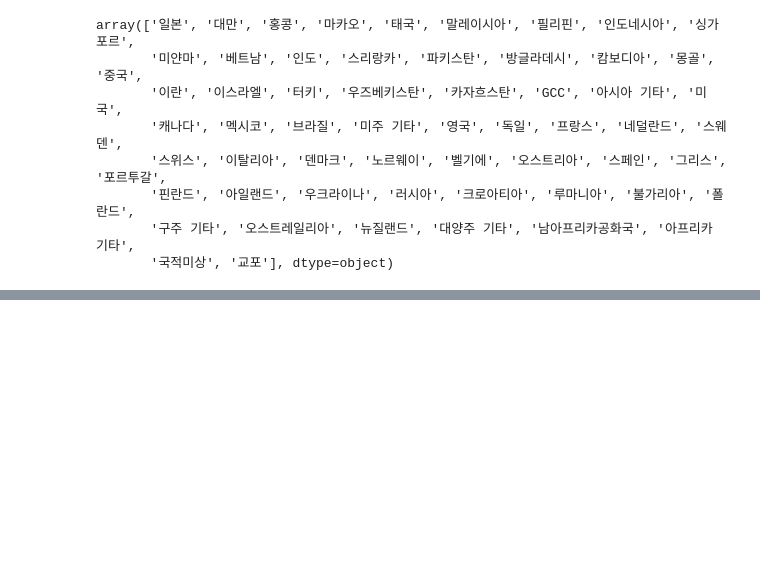
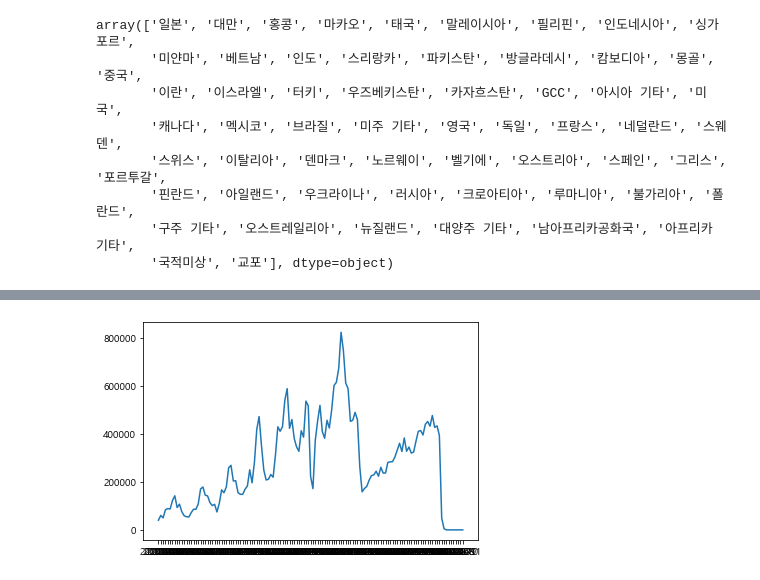
Before and after one commit to yoonyanghyun/first-code, a Jupyter notebook: 사드 배치로 인한 중국인 관광객 수 변화.ipynb, the cells around one changed output, grey strips where cells are left out. Saved outputs shown, nothing was run; the diff lists cells and outputs as text; code cells hidden in the pictures; blank space fills up the shorter version.

```diff
--- a/사드 배치로 인한 중국인 관광객 수 변화.ipynb
+++ b/사드 배치로 인한 중국인 관광객 수 변화.ipynb
@@ -132,0 +511,5 @@ array(['일본', '대만', '홍콩', '마카오', '태국', '말레이시아', '
+# %%
+# 데이터 시각화 하기
+import pandas as pd
+df = pd.read_excel(r'C:\Users\82104\Desktop\프로그래밍\파이썬 자료\datasalon-master\02_개정판\4_Tourists_Event\files\kto_total.xlsx')
+df.head()
@@ -132,0 +539,5 @@ array(['일본', '대만', '홍콩', '마카오', '태국', '말레이시아', '
+# %%
+# 중국만 필터링 해서 불러오기
+condition = (df['국적'] =='중국')
+df_filter = df[condition]
+df_filter.head()
@@ -132,0 +551,7 @@ array(['일본', '대만', '홍콩', '마카오', '태국', '말레이시아', '
+# %%
+# 시계열 그래프 그리기 1
+plt.plot(df_filter['기준년월'],df_filter['관광'])
+plt.show()
+# plot의 첫번째 값에서는 x축으로, 두번째 값은 y축으로 지정됨
+# %% [output]
+[figure, added]
```
Also changed, not shown: parts of 49 cells of this notebook, 1 other file.
